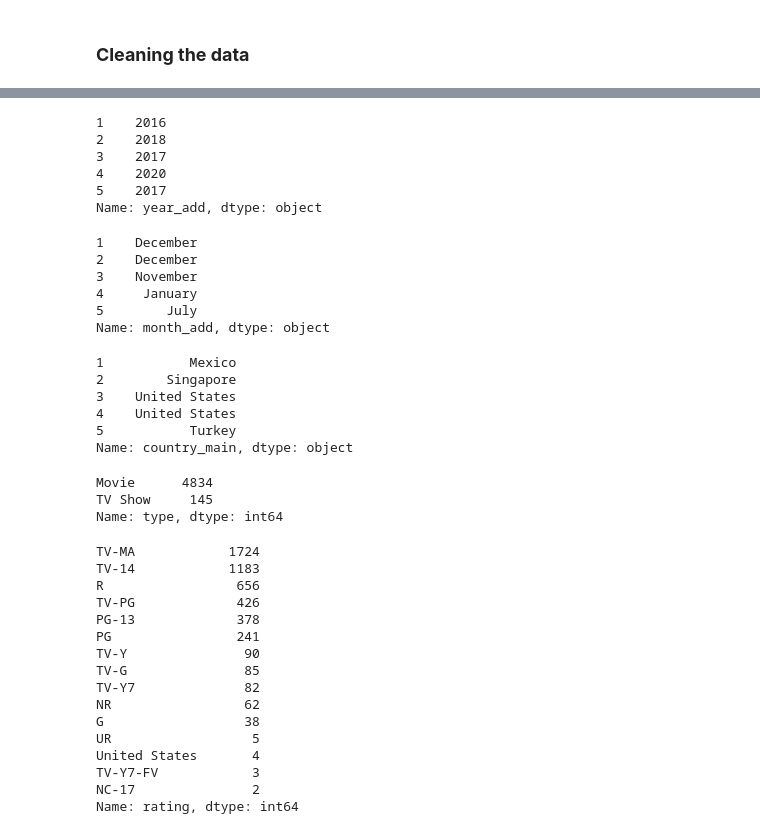
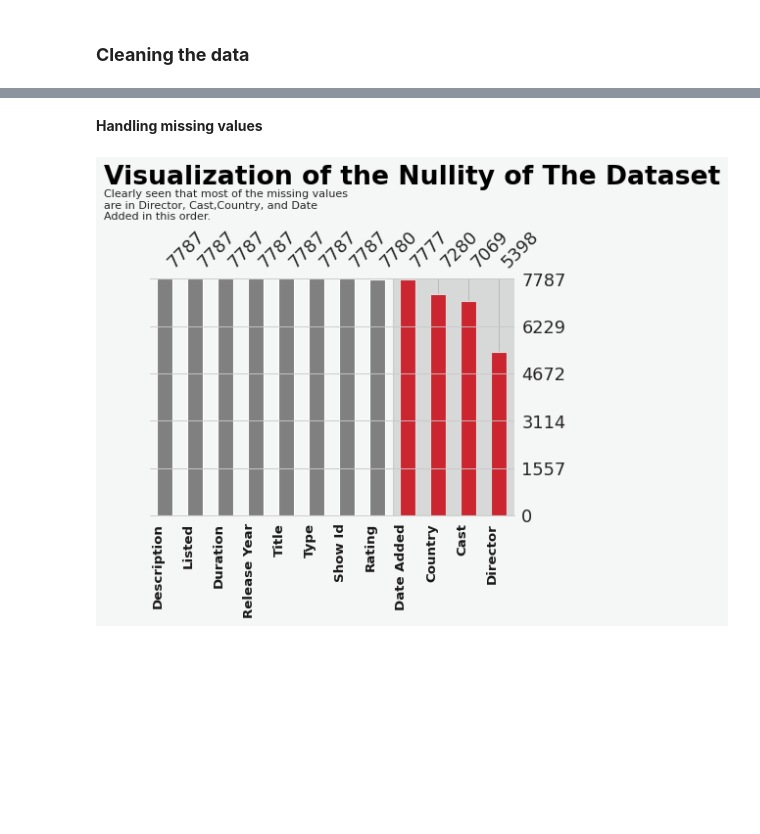
Before and after one commit to chandusayhi/NETFLIX_MOVIES_AND_TV_SHOWS, a Jupyter notebook: Chandrakant_NETFLIX_MOVIES_AND_TV_SHOWS_CLUSTERING.ipynb, the cells around one changed output, grey strips where cells are left out. Drawn from its saved outputs; the diff is of its cells as text; code cells hidden in the pictures; blank space fills up the shorter version.

```diff
--- a/Chandrakant_NETFLIX_MOVIES_AND_TV_SHOWS_CLUSTERING.ipynb
+++ b/Chandrakant_NETFLIX_MOVIES_AND_TV_SHOWS_CLUSTERING.ipynb
@@ -298,2 +348,0 @@ data['rating'] = data['rating'].fillna(data['country'].mode()[0])
-# %%
-data = data.dropna( how='any',subset=['cast', 'director'])
@@ -333,56 +365,20 @@ data['genres'].head()
 Name: genres, dtype: object
-# %%
-data['year_add'] = data['date_added'].apply(lambda x: x.split(" ")[-1])
-data['year_add'].head()
-# %% [output]
-1    2016
-2    2018
-3    2017
-4    2020
-5    2017
-Name: year_add, dtype: object
-# %%
-data['month_add'] = data['date_added'].apply(lambda x: x.split(" ")[0])
-data['month_add'].head()
-# %% [output]
-1    December
-2    December
-3    November
-4     January
-5        July
-Name: month_add, dtype: object
-# %%
-data['country_main'] = data['country'].apply(lambda x: x.split(",")[0])
-data['country_main'].head()
-# %% [output]
-1           Mexico
-2        Singapore
-3    United States
-4    United States
-5           Turkey
-Name: country_main, dtype: object
-# %%
-data['type'].value_counts()
-# %% [output]
-Movie      4834
-TV Show     145
-Name: type, dtype: int64
-# %%
-data['rating'].value_counts()
-# %% [output]
-TV-MA            1724
-TV-14            1183
-R                 656
-TV-PG             426
-PG-13             378
-PG                241
-TV-Y               90
-TV-G               85
-TV-Y7              82
-NR                 62
-G                  38
-UR                  5
-United States       4
-TV-Y7-FV            3
-NC-17               2
-Name: rating, dtype: int64
+# %% [markdown]
+<b>Handling missing values
+# %%
+fig, ax = plt.subplots(dpi = 80)
+ax.set_facecolor('#f5f6f6')
+fig.patch.set_facecolor('#f5f6f6')
+
+color = ['grey','grey','grey','grey','grey','grey','grey','grey','#E50914','#E50914','#E50914','#E50914']
+msno.bar(data,fontsize =16, color = color, sort = 'descending', ax = ax, figsize = (12,6))
+labels = ['Description','Listed','Duration', 'Release Year', 'Title', 'Type','Show Id','Rating', 'Date Added','Country', 'Cast','Director']
+ax.set_xticklabels(labels,{'color':'black','weight':'bold','size':12}, alpha = 0.9,rotation = 90)
+ax.text(-2,1.4,'Visualization of the Nullity of The Dataset' ,{'color':'black','weight':'bold','size':24})
+ax.text(-2,1.25,'Clearly seen that most of the missing values \nare in Director, Cast,Country, and Date \nAdded in this order.')
+ax.axvspan(7.5,12.5,0,7787, color = 'grey', alpha = 0.25)
+ax.set_yticklabels('')
+ax.spines['bottom'].set_visible(True)
+fig.show()
+# %% [output]
+[figure, added]
```
Also changed, not shown: parts of 103 cells of this notebook.
